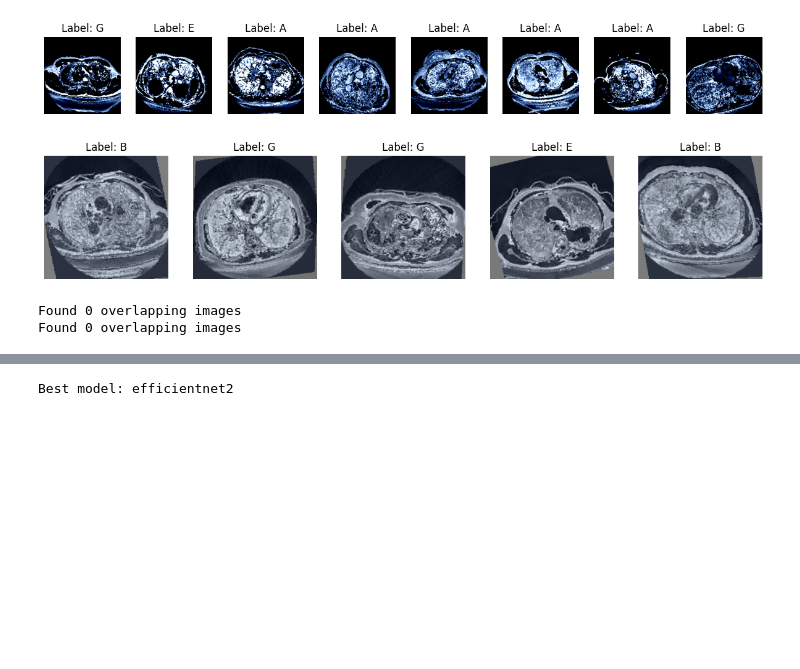
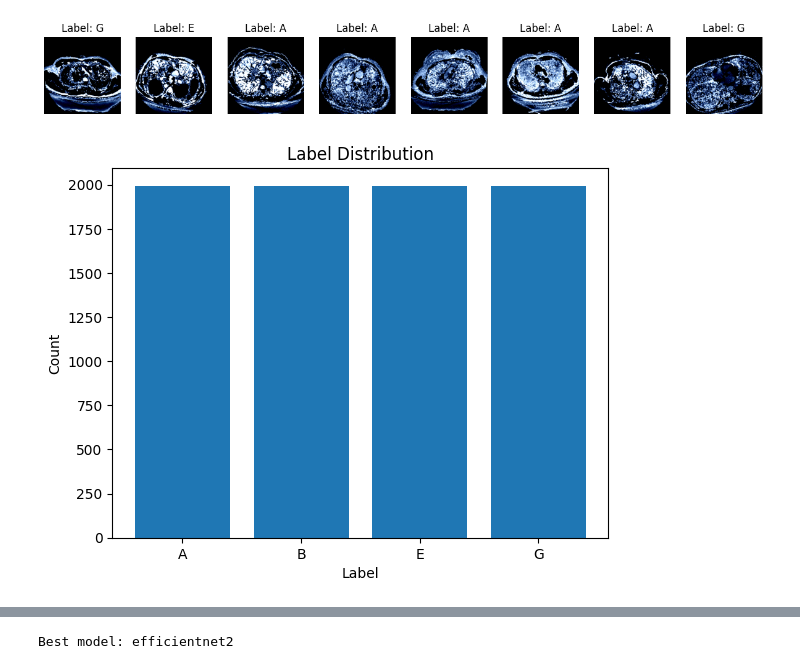
Before and after one commit to DominikHahn1407/Masterarbeit, a Jupyter notebook: Final Models/2dcnn_fine.ipynb, the cells around one changed output, grey strips where cells are left out. Cells and saved outputs as stored; diff of their text form; code cells hidden in the pictures; blank space fills up the shorter version.

```diff
--- a/Final Models/2dcnn_fine.ipynb
+++ b/Final Models/2dcnn_fine.ipynb
@@ -11,5 +12,6 @@ from utils import DICOMFineDataset, TransformDataset, TransformDatasetBalanced,
 # %%
 data_augmentation = True
+save_folder_base = "./data/fine"
 # %%
 BASE_DIR = "C:/Users/Dominik Hahn/OneDrive/Studium/Master/Masterarbeit/Daten/nodule"
 # BASE_DIR = "C:/Users/domin/OneDrive/Studium/Master/Masterarbeit/Daten"
@@ -60,22 +62,13 @@ Clipping input data to the valid range for imshow with RGB data ([0..1] for floa
 Clipping input data to the valid range for imshow with RGB data ([0..1] for floats or [0..255] for integers). Got range [-1.9610356..2.345539].
 Clipping input data to the valid range for imshow with RGB data ([0..1] for floats or [0..255] for integers). Got range [-2.063186..2.185886].
 [figure]
+# %%
+train_dataset_base = TensorFolderDataset(os.path.join(save_folder_base, "train"))
+val_dataset_base = TensorFolderDataset(os.path.join(save_folder_base, "val"))
+test_dataset_base = TensorFolderDataset(os.path.join(save_folder_base, "test"))
 # %%
 
-train_dataset = TransformDatasetBalanced(torch.utils.data.Subset(dataset, train_indices.indices), classes=classes_dict, transform=display_model.train_transforms)
-train_dataset.visualize_images()
+train_dataset = TransformDatasetBalanced(train_dataset_base, classes=classes_dict)
+train_dataset.display_label_distribution()
 # %% [output]
-[figure, old version]
+[figure, new version]
-# %%
-train_indices, val_indices, test_indices = random_split(dataset, [train_size, val_size, test_size])
-
-# Apply specific transforms to each subset
-train_dataset = TransformDataset(torch.utils.data.Subset(dataset, train_indices.indices), transform=display_model.train_transforms)
-val_dataset = TransformDataset(torch.utils.data.Subset(dataset, val_indices.indices), transform=display_model.test_transforms)
-test_dataset = TransformDataset(torch.utils.data.Subset(dataset, test_indices.indices), transform=display_model.test_transforms)
-
-find_overlapping_images(train_dataset, val_dataset)
-find_overlapping_images(train_dataset, test_dataset)
-# %% [output]
-Found 0 overlapping images
-Found 0 overlapping images
```
Also changed, not shown: parts of 4 cells of this notebook, 10 other files.
